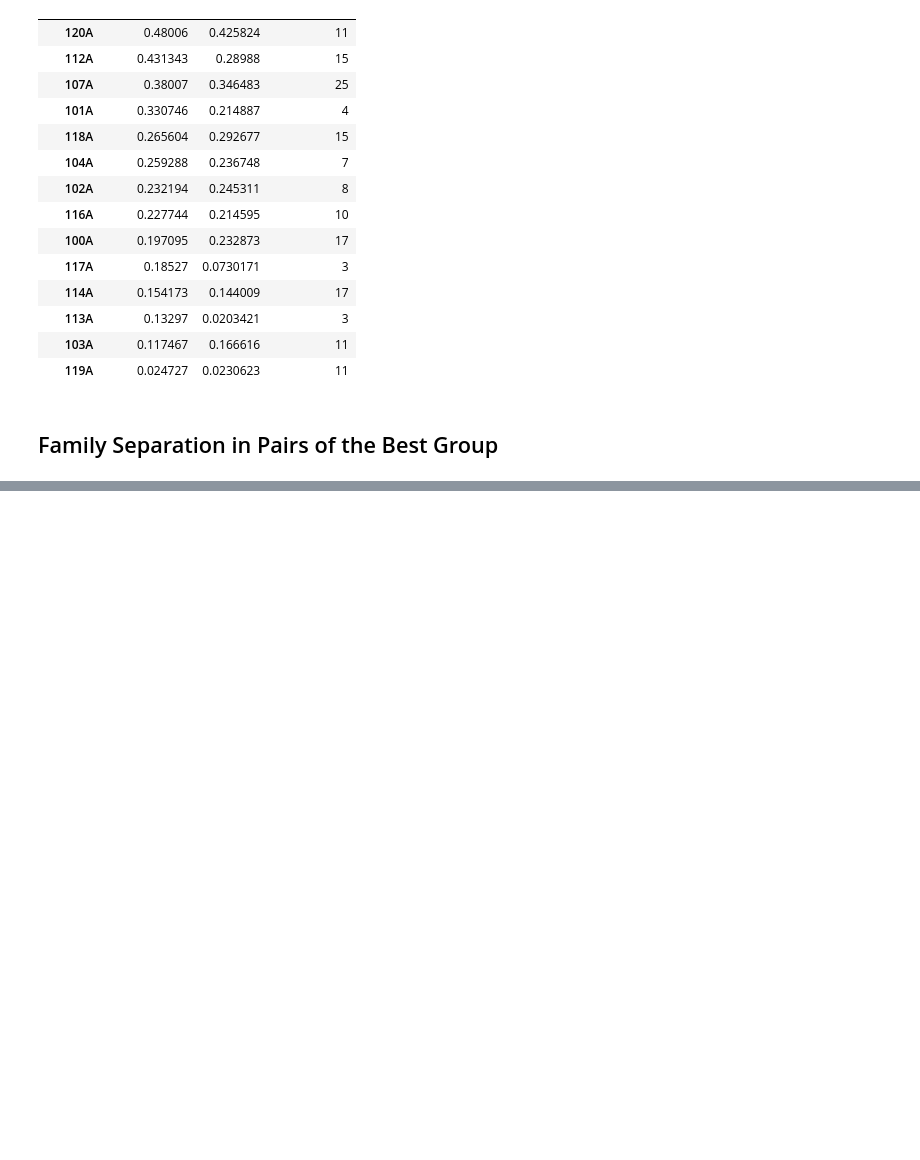
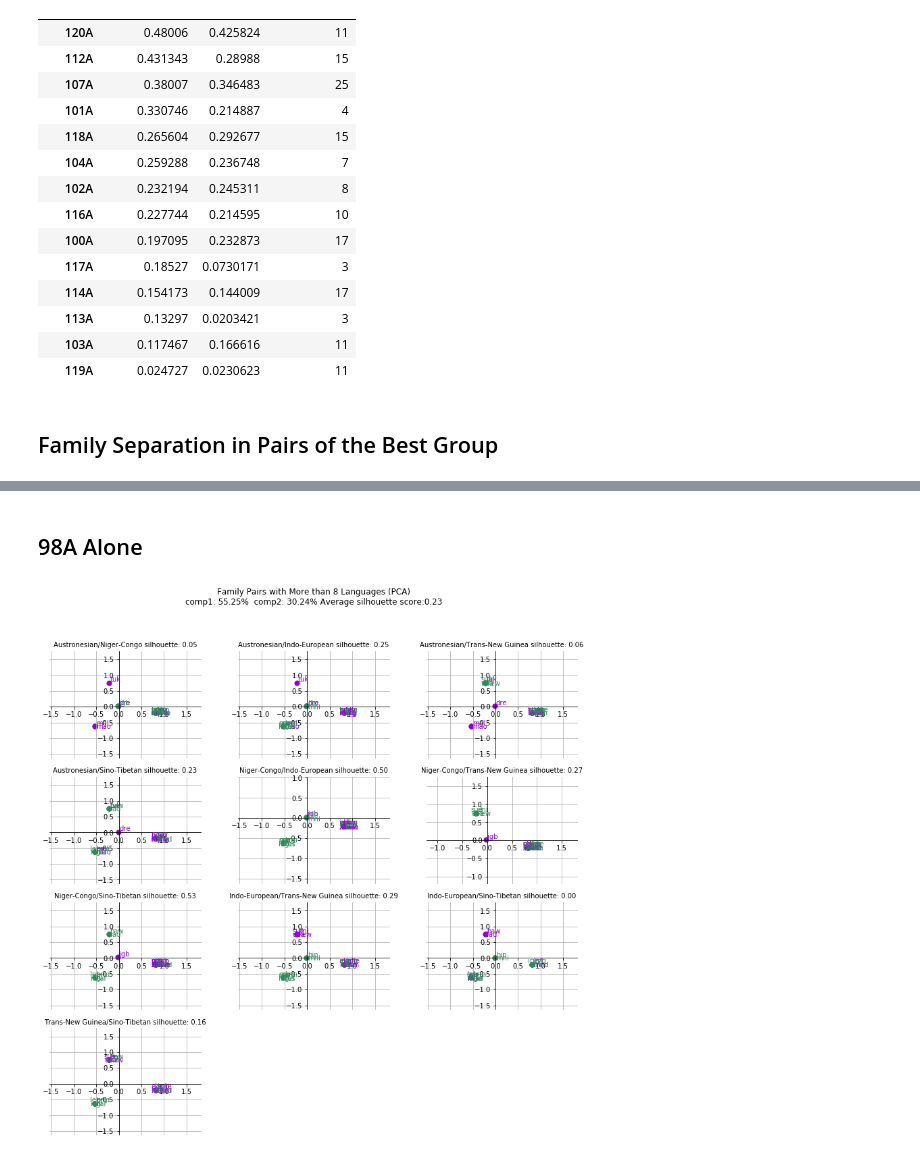
Before and after one commit to ilay32/wals-project, a Jupyter notebook: simple-clauses.ipynb, the cells around one changed output, grey strips where cells are left out. Drawn from its saved outputs; the diff is of its cells as text; code cells hidden in the pictures; blank space fills up the shorter version.

```diff
--- a/simple-clauses.ipynb
+++ b/simple-clauses.ipynb
@@ -94,0 +95,9 @@ good[0].plot_multifam()
+# %% [markdown]
+## 98A Alone
+# %%
+g98 = SingleCol('98A')
+g98.gen_separation(2)
+g98.pair_sils()
+g98.plot_multifam()
+# %% [output]
+[figure, added]
```
Also changed, not shown: parts of 7 cells of this notebook, 1 other file.
